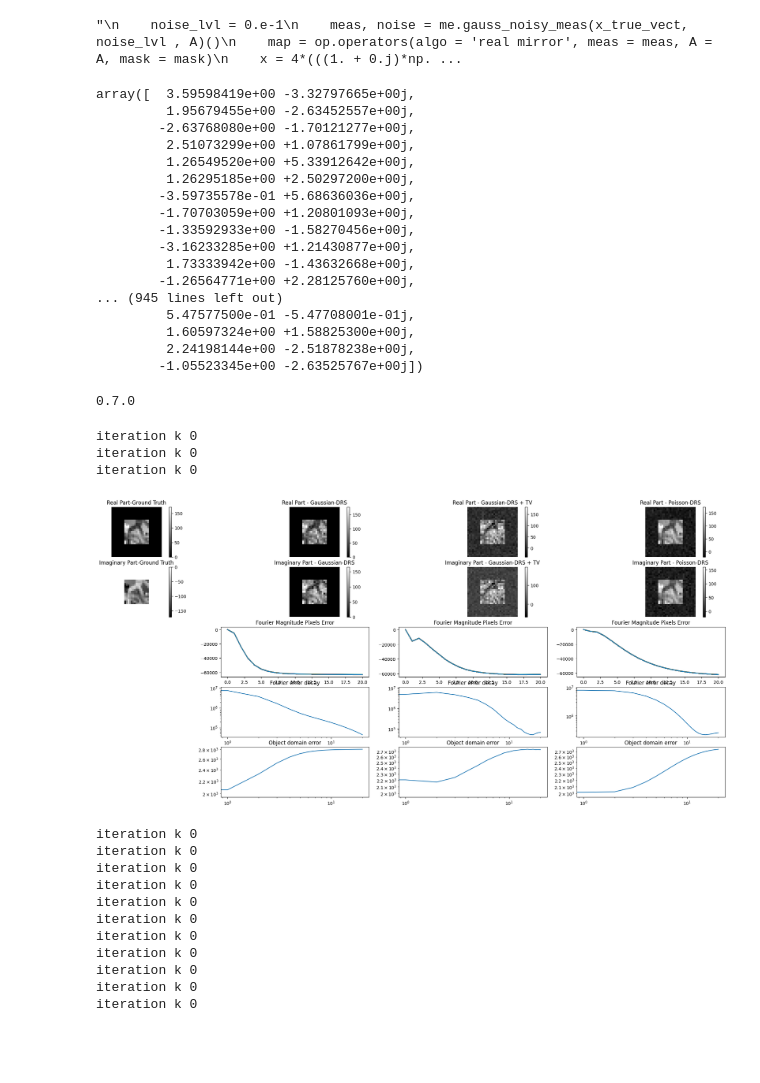
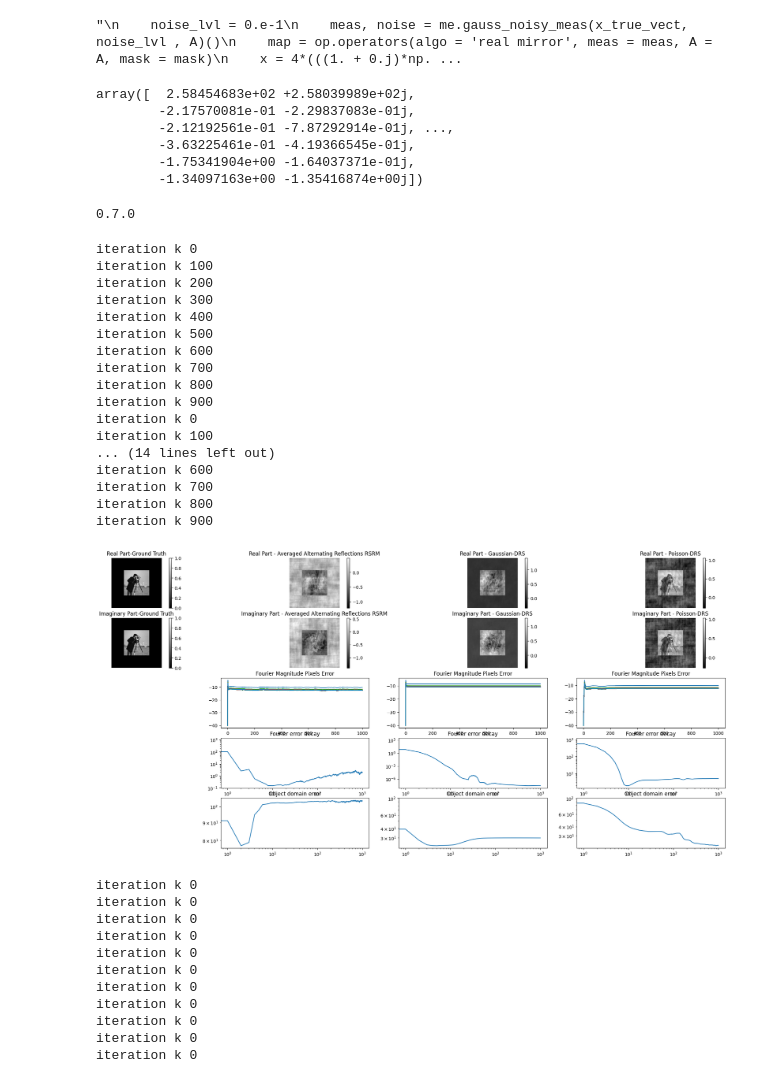
Before and after one commit to JeremieSefo/PhaseRetrievalMirror, a Jupyter notebook: retrieve_phase.ipynb, the cells around one changed output. Drawn from its saved outputs; the diff is of its cells as text; code cells hidden in the pictures; blank space fills up the shorter version.

Commit message:
thousands iterations

```diff
--- a/retrieve_phase.ipynb
+++ b/retrieve_phase.ipynb
@@ -9,5 +10,5 @@ from Displays import phase_retrie_plots
 # %%
-half_Nx, half_Ny = 15, 15 #half image shape
+half_Nx, half_Ny = 64, 64 #half image shape
 Nx, Ny = 2 * half_Nx + 1,  2 * half_Ny + 1 #image shape
 rx, ry = 1, 1 #for oversampling
 n = Nx * Ny #image size
@@ -90,7 +91,7 @@ plt.show()
 #x = (1 + 2j)*np.ones(x_true_vect.shape)
 
 #noise_lvl = 0.e-4
-A = sm.iid_stdd_Gauss(Nx, Ny, rx, ry) #sm.FourierMatrix(Nx, Ny, rx, ry) #sm.iid_stdd_Gauss(Nx, Ny, rx, ry)
+A = sm.FourierMatrix(Nx, Ny, rx, ry) #sm.FourierMatrix(Nx, Ny, rx, ry) #sm.iid_stdd_Gauss(Nx, Ny, rx, ry)
 
 # from scipy import ndimage
 # from scipy.signal import convolve2d
@@ -149,23 +150,12 @@ m = Qx * Qy
 X = 4*(((1. + 0.j)*np.random.normal(0.5, 0.25, size = (m, ) )) +  (0. + 1.j)*np.random.normal(0.5, 0.25, size = (m, ) ))
 A.p_inv(X)
 # %% [output]
-array([  3.59598419e+00 -3.32797665e+00j,
-         1.95679455e+00 -2.63452557e+00j,
-        -2.63768080e+00 -1.70121277e+00j,
-         2.51073299e+00 +1.07861799e+00j,
-         1.26549520e+00 +5.33912642e+00j,
-         1.26295185e+00 +2.50297200e+00j,
-        -3.59735578e-01 +5.68636036e+00j,
-        -1.70703059e+00 +1.20801093e+00j,
-        -1.33592933e+00 -1.58270456e+00j,
-        -3.16233285e+00 +1.21430877e+00j,
-         1.73333942e+00 -1.43632668e+00j,
-        -1.26564771e+00 +2.28125760e+00j,
-... (945 lines left out)
-         5.47577500e-01 -5.47708001e-01j,
-         1.60597324e+00 +1.58825300e+00j,
-         2.24198144e+00 -2.51878238e+00j,
-        -1.05523345e+00 -2.63525767e+00j])
+array([  2.58454683e+02 +2.58039989e+02j,
+        -2.17570081e-01 -2.29837083e-01j,
+        -2.12192561e-01 -7.87292914e-01j, ...,
+        -3.63225461e-01 -4.19366545e-01j,
+        -1.75341904e+00 -1.64037371e-01j,
+        -1.34097163e+00 -1.35416874e+00j])
 # %%
 
 #A_pinv = np.linalg.pinv(A.Matrix) # A is full rank and unital. So use A_pinv = A* to be faster
@@ -192,7 +182,7 @@ import solve
 # %%
 FMPE0, FMPE1, FMPE2 = [], [], []
 # %%
-idx = [3]#np.arange(len(true_images)) #[0, 1] # np.arange(1)
+idx = [5]#np.arange(len(true_images)) #[0, 1] # np.arange(1)
 Algos_group = []
 Algos = ['real mirror', 'complex mirror', 'Hybrid Input-Output']
 #Algos_group.append(Algos)
@@ -204,47 +194,61 @@ Algos = ['Hybrid Input-Output', 'Hybrid Input-Output + TV', 'Averaged Alternatin
 #Algos_group.append(Algos)
 Algos = ['Averaged Alternating Reflections RSRM', 'Gaussian-DRS', 'Poisson-DRS'  ] #ER and Gaussian [1, 0.5] produce similar images but errors are not exactly the same
 #Algos_group.append(Algos)
-Algos = ['Hybrid Input-Output',  'Averaged Alternating Reflections RSRM', 'Gaussian-DRS'  ]  # 'Peaceman-Rachford'                            #, 'Gerchberg-Saxton + TV-support', 'Error Reduction + TV-support'                      #TV-support alsmost kills the real part and make Gerchberg-Saxton worse
+Algos = ['Hybrid Input-Output', 'Hybrid Input-Output real'  ]  #,  'Averaged Alternating Reflections RSRM', 'Gaussian-DRS' 'Peaceman-Rachford'                            #, 'Gerchberg-Saxton + TV-support', 'Error Reduction + TV-support'                      #TV-support alsmost kills the real part and make Gerchberg-Saxton worse
 #Algos_group.append(Algos)                 #'No Support prior + TV-support real_imag_separated' 'No Support prior + TV-support',
 Algos = ['Poisson-DRS',  'Averaged Alternating Reflections RSRM', 'Averaged Alternating Reflections RMRS' ] #RSRM and RMRS produce similar images but error looks very different
 #Algos_group.append(Algos)
 Algos = ['Poisson-DRS', 'Poisson-DRS + TV', 'Gaussian-DRS'  ] # , 'Hybrid Input-Output' 'No Support prior', 'Gerchberg-Saxton', 'Error Reduction', 'real mirror', 'complex mirror',
 #Algos_group.append(Algos)
 Algos = ['Gaussian-DRS', 'Gaussian-DRS + TV', 'Gaussian-DRS + TV1'  ] # , 'Hybrid Input-Output' 'No Support prior', 'Gerchberg-Saxton', 'Error Reduction', 'real mirror', 'complex mirror',
+#Algos_group.append(Algos)
+Algos = ['Averaged Alternating Reflections RSRM',   'Gaussian-DRS', 'Poisson-DRS'] #'Poisson-DRS + TV','Averaged Alternating Reflections RSRM', 'Gaussian-DRS',  'Poisson-DRS' #'Averaged Alternating Reflections', 'real mirror' , 'complex mirror'  'Poisson-DRS' 'Poisson-DRS' 'Error Reduction : support prior'
 Algos_group.append(Algos)
-Algos = ['Averaged Alternating Reflections RSRM',   'Gaussian-DRS', 'Poisson-DRS'] #'Poisson-DRS + TV','Averaged Alternating Reflections RSRM', 'Gaussian-DRS',  'Poisson-DRS' #'Averaged Alternating Reflections', 'real mirror' , 'complex mirror'  'Poisson-DRS' 'Poisson-DRS' 'Error Reduction : support prior'
-#Algos_group.append(Algos)
 for Algos in Algos_group:
     for i in idx:
         X_sols = []
         x_true = true_images[i]
         x_true_vect = x_true.reshape(Nx * Ny, )
-        maxiter = 20
+        maxiter = 1000
         kappa  = 100000
         xi = 12
         noise_lvl = 0.e-1
         noise_lvl_init = 1.e-1 #If not 0, iterative projections algo: ER, HIO, even AAR stagnate at local minima. error is 1e-7 instead of 1e-37 for instance
         meas, noise = me.gauss_noisy_meas(x_true_vect, noise_lvl , A)()  #me.gauss_noisy_meas #poiss_noisy_meas
         meas = meas.flatten()
         L = 1 * op.smoothnessPara_L(A.Matrix, noise)
         #print("meas", meas)
         init = 'Gaussian'
         x0 = op.initialise(n, meas, A.Matrix, type = init, real = 1, imag = 1, x_true_vect = x_true_vect, mask = mask, noise_lvl = noise_lvl_init**(0.5) )
         for Algo in Algos:
             map = op.operators(algo = Algo, meas = meas, A = A, mask = mask)
             #print('grad', np.asarray(map.grad_f(1 + x_true_vect)))
             x_sols, space = solve.phase_retrieval(L, kappa, xi, Algo, map, mask, n, A,  A.Matrix, A.p_inv, meas, maxiter, x0,
-                                                  x_true_vect, IO_OO_HIO_beta = [1, .6, 1.], TvIter = 10, TvAlpha = 0.005, rho_Gau_Poi = [[1, 0.5], [0, .1]] ) #Gaussion rho = .5 outperforms AAR
+                                                  x_true_vect, IO_OO_HIO_beta = [1, .6, 0.8], TvIter = 10, TvAlpha = 0.005, rho_Gau_Poi = [[1, 0.5], [0, .1]] ) #Gaussion rho = .5 outperforms AAR
 
                                                                                                                 #np.conj(A.Matrix).T #TvAlpha = 0.045 # poisson TvAlpha =0.02 #  Don't regularise Fourier
             #print(x_sols)
             X_sols.append(x_sols)
         FMPE0, FMPE1, FMPE2 = phase_retrie_plots(i, true_images, X_sols, map, A, meas, maxiter, space, Algos )
 # %% [output]
 iteration k 0
+iteration k 100
+iteration k 200
+iteration k 300
+iteration k 400
+iteration k 500
+iteration k 600
+iteration k 700
+iteration k 800
+iteration k 900
 iteration k 0
-iteration k 0
+iteration k 100
+... (14 lines left out)
+iteration k 600
+iteration k 700
+iteration k 800
+iteration k 900
-[figure, old version]
+[figure, new version]
 # %%
 from DisplayAlternate import phase_retrie_plots_alternate
 idx = [2]#np.arange(len(true_images)) #[0, 1] # np.arange(1)
```
Also changed, not shown: parts of 4 cells of this notebook, 6 other files.
